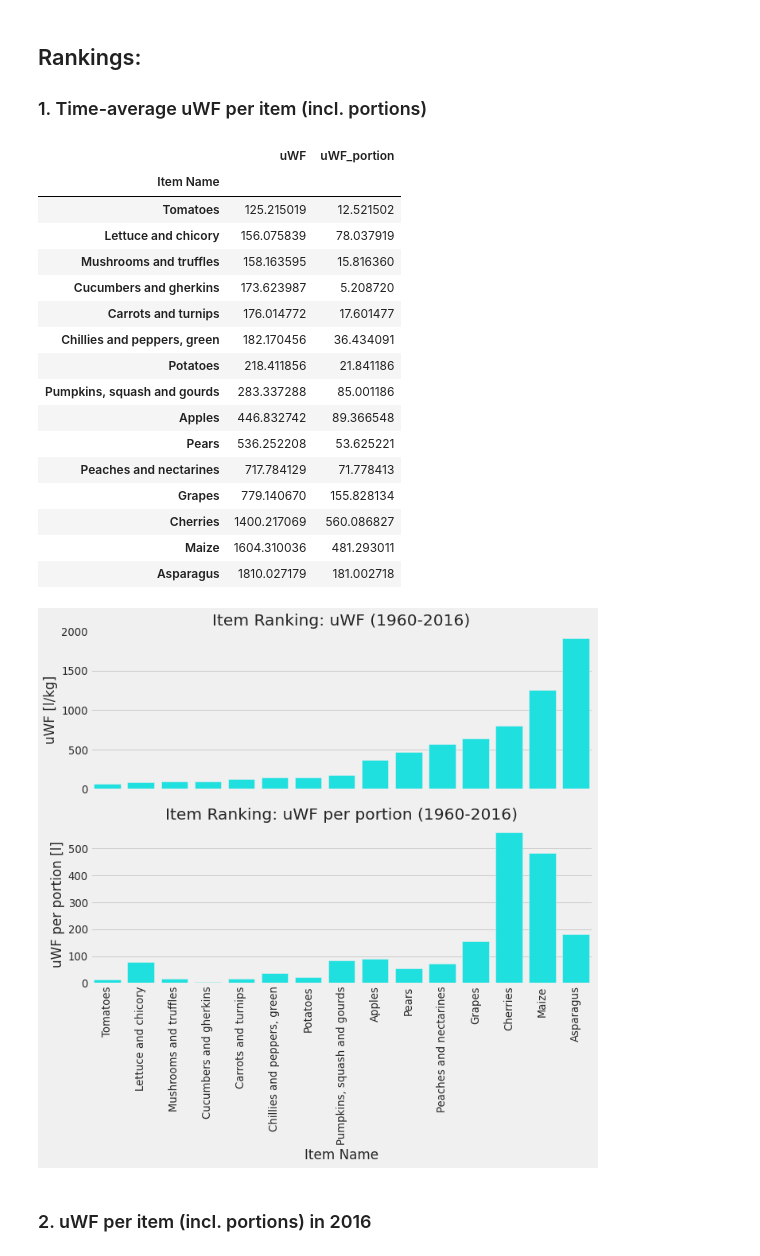
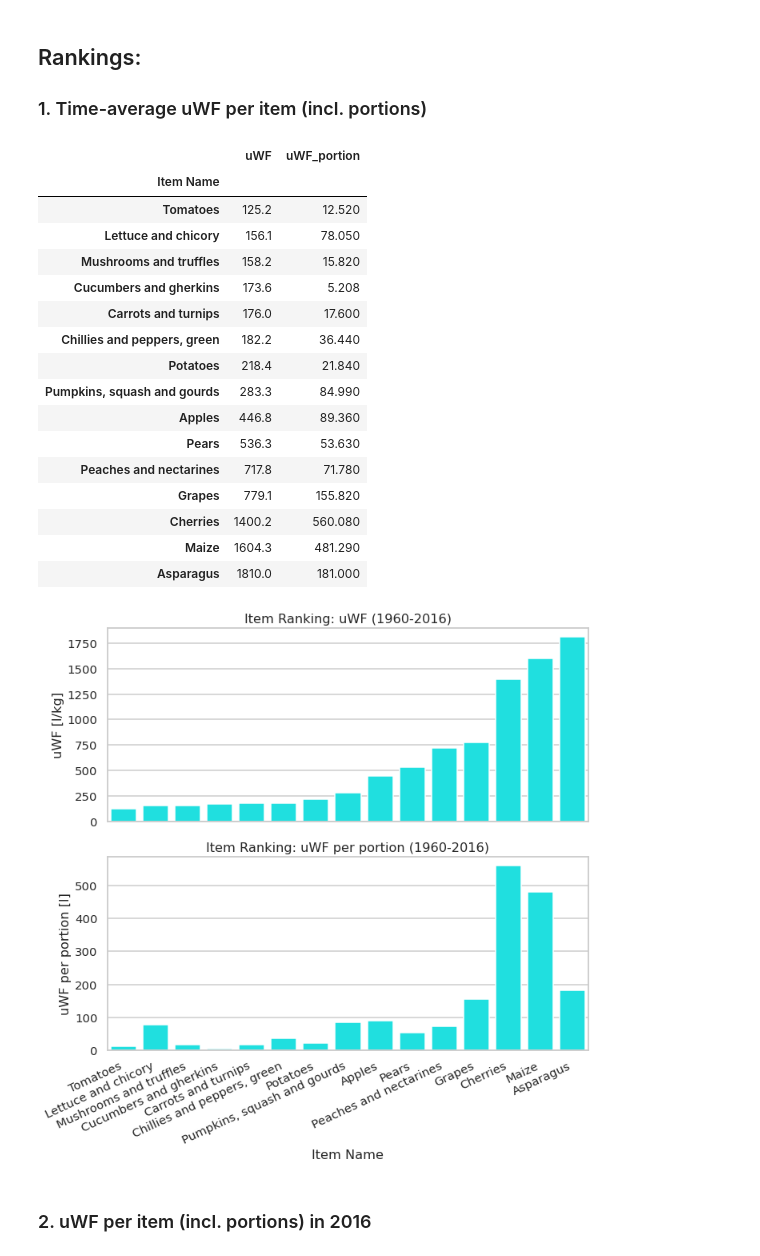
Before and after one commit to jburdano/uWF101, a Jupyter notebook: task3_5_uWF-rankings-portions_Joerg.ipynb, the cells around one changed output. Cells and saved outputs as stored; diff of their text form; code cells hidden in the pictures.

```diff
--- a/task3_5_uWF-rankings-portions_Joerg.ipynb
+++ b/task3_5_uWF-rankings-portions_Joerg.ipynb
@@ -23,45 +23,48 @@ df.head()
 | 4 | 1961 | Apples | Hungary | Fruits | 349500.0 | 793.695984 |
 # %%
 #plot settings
-sns.set_theme(context='talk', style='dark', font='sans-serif',
-              font_scale=.8, color_codes=True, rc=None)
-plt.style.use("fivethirtyeight")
+sns.set_theme(context='talk', style='whitegrid', font='sans-serif',
+              font_scale=.9, color_codes=True, rc=None)
+#plt.style.use("fivethirtyeight")
 # %% [markdown]
 ## Rankings:
 
 ### 1. Time-average uWF per item (incl. portions)
 # %%
-df_r_i = df.loc[:,["Item Name","uWF"]].groupby("Item Name").agg("mean").sort_values("uWF")
+df_r_i = df.loc[:,["Item Name","uWF"]].groupby("Item Name").agg("mean").sort_values("uWF").round(1)
 fig,ax = plt.subplots(2,figsize=[10,10])
-ax[0] = sns.barplot(x=df_r_i.index, y="uWF", data=df_r_i16,color="cyan",ax=ax[0]);
+ax[0] = sns.barplot(x=df_r_i.index, y="uWF", data=df_r_i,color="cyan",ax=ax[0]);
 ax[0].set_xticklabels("");
 ax[0].set(title="Item Ranking: uWF (1960-2016)",xlabel="",ylabel="uWF [l/kg]")
 
 df_r_i["uWF_portion"]=df_r_i["uWF"]*[0.1,0.5,0.1,0.03,0.1,0.2,0.1,0.3,0.2,0.1,0.1,0.2,0.4,0.3,0.1]
 ax[1] = sns.barplot(x=df_r_i.index, y="uWF_portion", data=df_r_i,color="cyan",ax=ax[1]);
 ax[1].set_xticklabels(df_r_i.index,rotation=90,);
 ax[1].set(title = "Item Ranking: uWF per portion (1960-2016)", ylabel="uWF per portion [l]")
+ax[1].set_xticklabels (ax[1].get_xticklabels(), rotation=25, horizontalalignment='right');
+#sns.despine(offset=1,trim=True,ax=ax[1])
+
 plt.tight_layout()
 df_r_i
 # %% [output]
 |  | uWF | uWF_portion |
 | Item Name |  |  |
-| Tomatoes | 125.215019 | 12.521502 |
-| Lettuce and chicory | 156.075839 | 78.037919 |
-| Mushrooms and truffles | 158.163595 | 15.816360 |
-| Cucumbers and gherkins | 173.623987 | 5.208720 |
-| Carrots and turnips | 176.014772 | 17.601477 |
-| Chillies and peppers, green | 182.170456 | 36.434091 |
-| Potatoes | 218.411856 | 21.841186 |
-| Pumpkins, squash and gourds | 283.337288 | 85.001186 |
-| Apples | 446.832742 | 89.366548 |
-| Pears | 536.252208 | 53.625221 |
-| Peaches and nectarines | 717.784129 | 71.778413 |
-| Grapes | 779.140670 | 155.828134 |
-| Cherries | 1400.217069 | 560.086827 |
-| Maize | 1604.310036 | 481.293011 |
-| Asparagus | 1810.027179 | 181.002718 |
+| Tomatoes | 125.2 | 12.520 |
+| Lettuce and chicory | 156.1 | 78.050 |
+| Mushrooms and truffles | 158.2 | 15.820 |
+| Cucumbers and gherkins | 173.6 | 5.208 |
+| Carrots and turnips | 176.0 | 17.600 |
+| Chillies and peppers, green | 182.2 | 36.440 |
+| Potatoes | 218.4 | 21.840 |
+| Pumpkins, squash and gourds | 283.3 | 84.990 |
+| Apples | 446.8 | 89.360 |
+| Pears | 536.3 | 53.630 |
+| Peaches and nectarines | 717.8 | 71.780 |
+| Grapes | 779.1 | 155.820 |
+| Cherries | 1400.2 | 560.080 |
+| Maize | 1604.3 | 481.290 |
+| Asparagus | 1810.0 | 181.000 |
-[figure, old version]
+[figure, new version]
 # %% [markdown]
 ### 2. uWF per item (incl. portions) in 2016
 # %%
```
Also changed, not shown: parts of 4 cells of this notebook, 2 other files.
